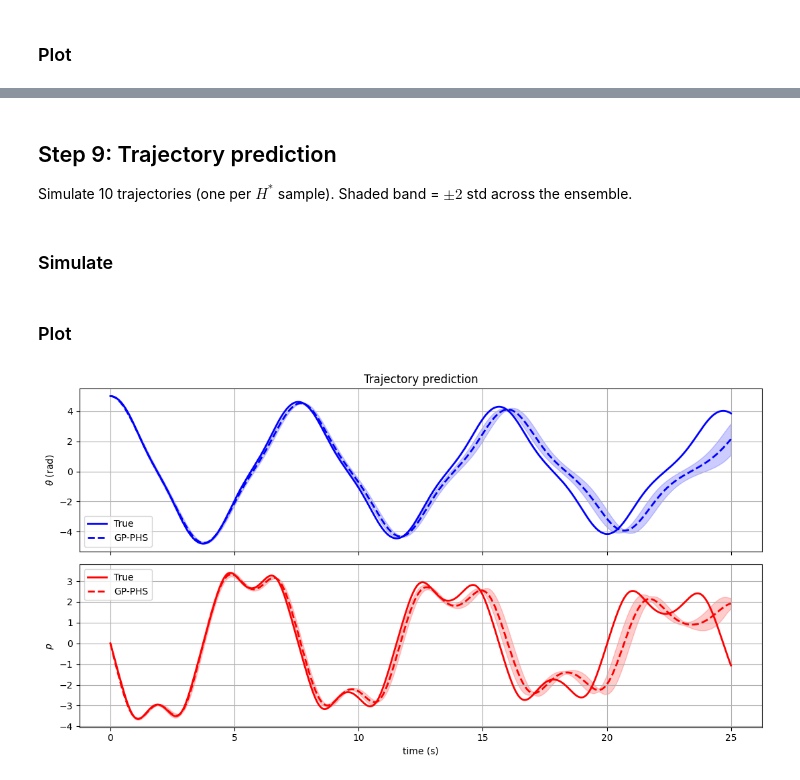
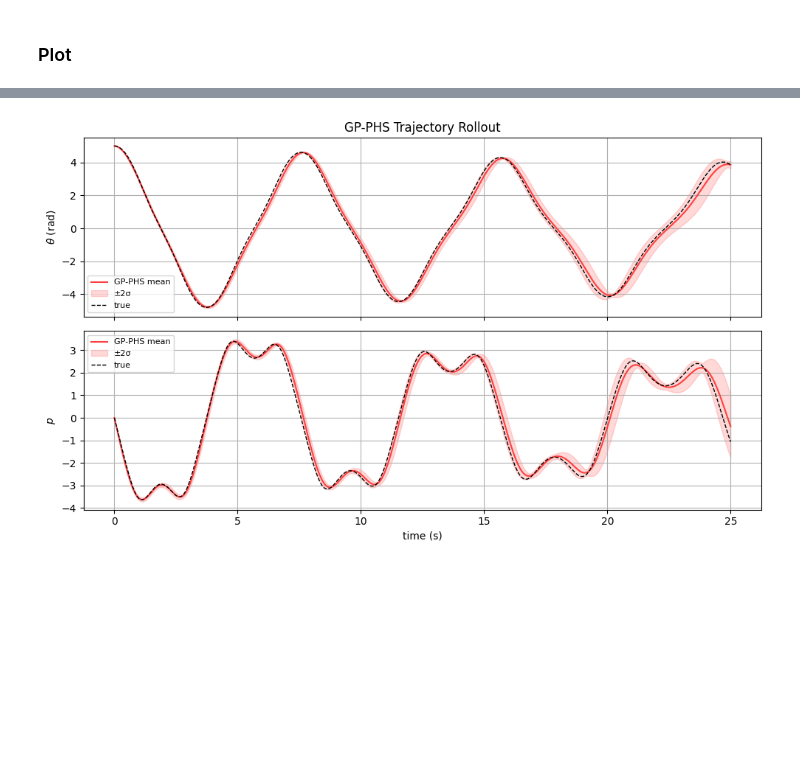
Before and after one commit to essey1/neuromancer, a Jupyter notebook: gp_phs_double-well_oscillator.ipynb, the cells around one changed output, grey strips where cells are left out. Saved outputs shown, nothing was run; the diff lists cells and outputs as text; code cells hidden in the pictures; blank space fills up the shorter version.

```diff
--- a/gp_phs_double-well_oscillator.ipynb
+++ b/gp_phs_double-well_oscillator.ipynb
@@ -325,2 +312,28 @@ f_true = np.array([dynamics(x_coarse[i].numpy(), 0) for i in range(len(x_coarse)
+# %%
+dt    = 0.01
+t_sim = np.arange(0.0, T_SIM + dt, dt)
+
+# True reference trajectory
+traj_sim = odeint(
+    dynamics,
+    [5.0, 0.0], t_sim,
+)
+
+# Control input: (T, batch=1, nu=1)
+u_sim = torch.zeros(len(t_sim), 1, NU, dtype=torch.float32)
+
+# Simulate learned GP-PHS
+phsode = ode.PHSODE(phs, ensemble, NX, NU, method='rk4')
+with torch.no_grad():
+    result = phsode.simulate(
+        x0=torch.tensor([[5.0, 0.0]], dtype=torch.float32),
+        t_span=(0.0, T_SIM),
+        u=u_sim,
+        dt=dt,
+    )
+
+t_gp = result['t_eval'].numpy()
+mean = result['mean'][:, 0, :].numpy()
+std  = result['std'][:, 0, :].numpy()
 # %% [markdown]
 ### Plot
@@ -338,34 +340,5 @@ ax1.set_ylabel('$p$'); plt.tight_layout(); plt.show()
-# %% [markdown]
-## Step 9: Trajectory prediction
-
-Simulate 10 trajectories (one per $H^*$ sample). Shaded band = $\pm 2$ std across the ensemble.
-# %% [markdown]
-### Simulate
-# %%
-# simulate
-t_sim    = np.linspace(0, T_SIM, 1000)
-traj_sim = odeint(dynamics, X0_SIM, t_sim)
-
-ode = PHSODE(phs, ensemble, NX, NU, method='rk4')
-with torch.no_grad():
-    result = ode.simulate(
-        x0=torch.tensor([X0_SIM], dtype=torch.float32),
-        t_span=(0.0, T_SIM), u=torch.zeros(1, NU), dt=0.01)
-t_gp = result['t_eval'].numpy()
-mean = result['mean'][:, 0, :].numpy()
-std  = result['std'][:, 0, :].numpy()
-# %% [markdown]
-### Plot
-# %%
-# plot — trajectory prediction
-fig, axes = plt.subplots(2, 1, figsize=(11, 6), sharex=True)
-for i, (ax, lbl, col) in enumerate(zip(axes, [r'$\theta$ (rad)', '$p$'], ['b', 'r'])):
-    ax.plot(t_sim, traj_sim[:, i], col, lw=2, label='True')
-    ax.plot(t_gp,  mean[:, i], col+'--', lw=2, label='GP-PHS')
-    ax.fill_between(t_gp, mean[:, i]-2*std[:, i], mean[:, i]+2*std[:, i],
-                    alpha=0.2, color=col)
-    ax.set_ylabel(lbl); ax.legend(); ax.grid(True)
-axes[1].set_xlabel('time (s)'); axes[0].set_title('Trajectory prediction')
-plt.tight_layout(); plt.show()
-# %% [output]
-[figure, removed]
+# %%
+plot.pltTrajectory(t_gp, mean, std=std, x_true=traj_sim,
+                   state_lbls=[r'$\theta$ (rad)', '$p$'])
+# %% [output]
+[figure, added]
```
Also changed, not shown: parts of 60 cells of this notebook.
